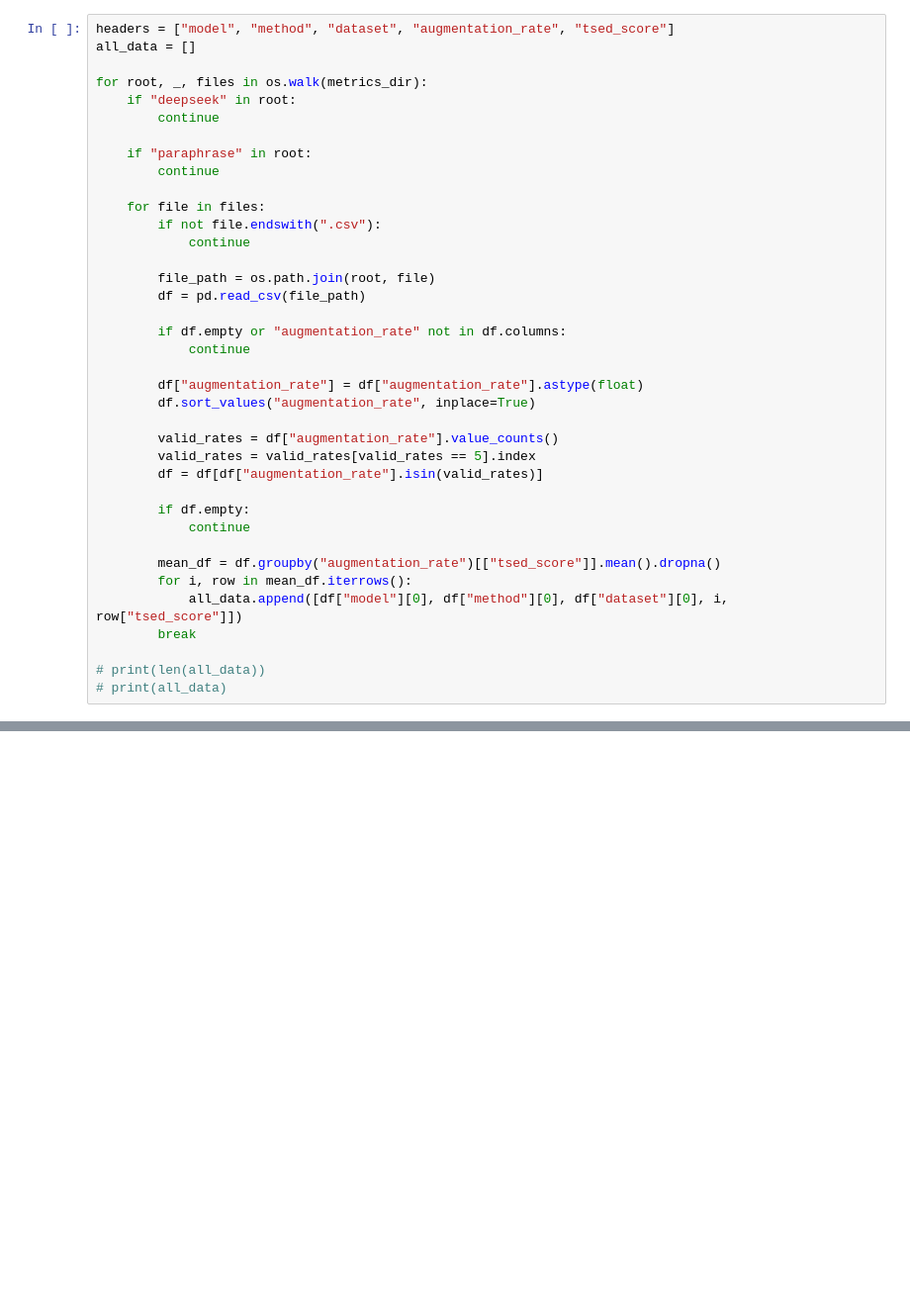
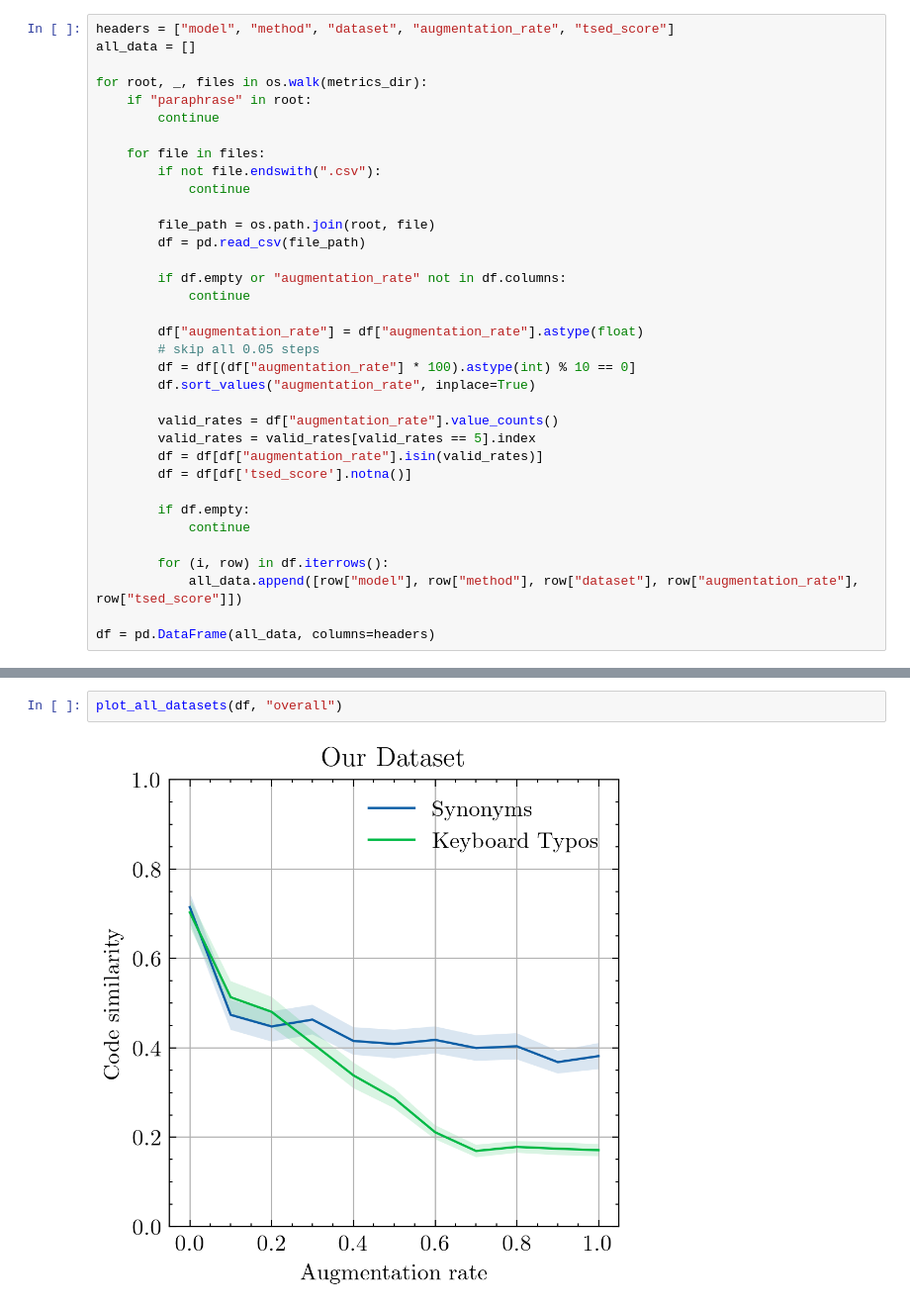
Before and after one commit to apaleyes/code-gen-sensitivity, a Jupyter notebook: experimental_setup/plots.ipynb, the cells around one changed output, grey strips where cells are left out. Shown at 99% size. Saved outputs shown, nothing was run; the diff lists cells and outputs as text; blank space fills up the shorter version.

```diff
--- a/experimental_setup/plots.ipynb
+++ b/experimental_setup/plots.ipynb
@@ -13,9 +19,6 @@ headers = ["model", "method", "dataset", "augmentation_rate", "tsed_score"]
 all_data = []
 
 for root, _, files in os.walk(metrics_dir):
-    if "deepseek" in root:
-        continue
-
     if "paraphrase" in root:
         continue
 
@@ -30,19 +33,19 @@ for root, _, files in os.walk(metrics_dir):
             continue
 
         df["augmentation_rate"] = df["augmentation_rate"].astype(float)
+        # skip all 0.05 steps
+        df = df[(df["augmentation_rate"] * 100).astype(int) % 10 == 0]
         df.sort_values("augmentation_rate", inplace=True)
 
         valid_rates = df["augmentation_rate"].value_counts()
         valid_rates = valid_rates[valid_rates == 5].index
         df = df[df["augmentation_rate"].isin(valid_rates)]
+        df = df[df['tsed_score'].notna()]
 
         if df.empty:
             continue
 
-        mean_df = df.groupby("augmentation_rate")[["tsed_score"]].mean().dropna()
-        for i, row in mean_df.iterrows():
-            all_data.append([df["model"][0], df["method"][0], df["dataset"][0], i, row["tsed_score"]])
-        break
+        for (i, row) in df.iterrows():
+            all_data.append([row["model"], row["method"], row["dataset"], row["augmentation_rate"], row["tsed_score"]])
 
-# print(len(all_data))
-# print(all_data)
+df = pd.DataFrame(all_data, columns=headers)
@@ -80,0 +138,4 @@ for model in df["model"].unique().tolist():
+# %%
+plot_all_datasets(df, "overall")
+# %% [output]
+[figure, added]
```
Also changed, not shown: parts of 7 cells of this notebook, 5 other files.
